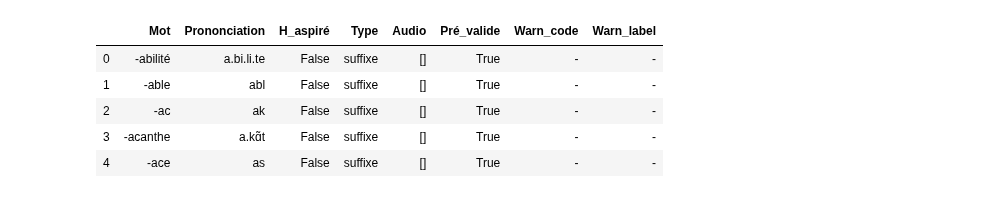
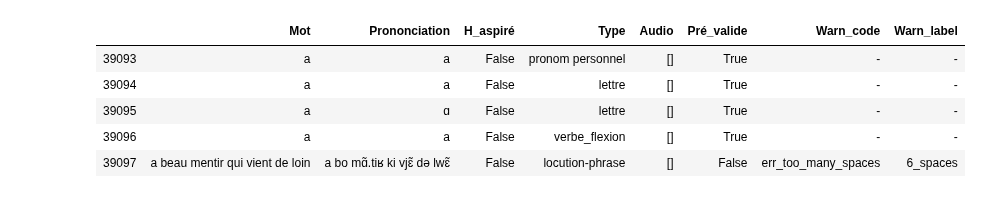
Before and after one commit to marxav/hello-world, a Jupyter notebook: wav2phonemes.ipynb, the cells around one changed output. Saved outputs shown, nothing was run; the diff lists cells and outputs as text; code cells hidden in the pictures.

```diff
--- a/wav2phonemes.ipynb
+++ b/wav2phonemes.ipynb
@@ -67,14 +46,14 @@ def copy_and_remove_symbols(symbol_dict, symbols):
 # %%
 df = pd.read_csv('fr_wiktionary_full.csv', sep='\t')
 df = df[df.Audio != '-']
-df.head()
+df[df.Mot.str.startswith('a')].head()
 # %% [output]
 |  | Mot | Prononciation | H_aspiré | Type | Audio | Pré_valide | Warn_code | Warn_label |
-| 0 | -abilité | a.bi.li.te | False | suffixe | [] | True | - | - |
-| 1 | -able | abl | False | suffixe | [] | True | - | - |
-| 2 | -ac | ak | False | suffixe | [] | True | - | - |
-| 3 | -acanthe | a.kɑ̃t | False | suffixe | [] | True | - | - |
-| 4 | -ace | as | False | suffixe | [] | True | - | - |
+| 39093 | a | a | False | pronom personnel | [] | True | - | - |
+| 39094 | a | a | False | lettre | [] | True | - | - |
+| 39095 | a | ɑ | False | lettre | [] | True | - | - |
+| 39096 | a | a | False | verbe_flexion | [] | True | - | - |
+| 39097 | a beau mentir qui vient de loin | a bo mɑ̃.tiʁ ki vjɛ̃ də lwɛ̃ | False | locution-phrase | [] | False | err_too_many_spaces | 6_spaces |
 # %%
 df.shape
 # %% [output]
```
Also changed, not shown: parts of 44 cells of this notebook.
